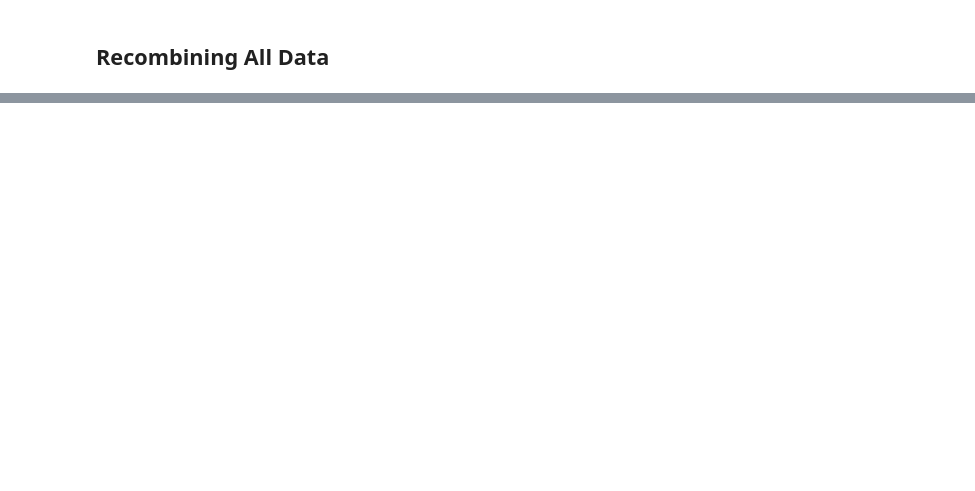
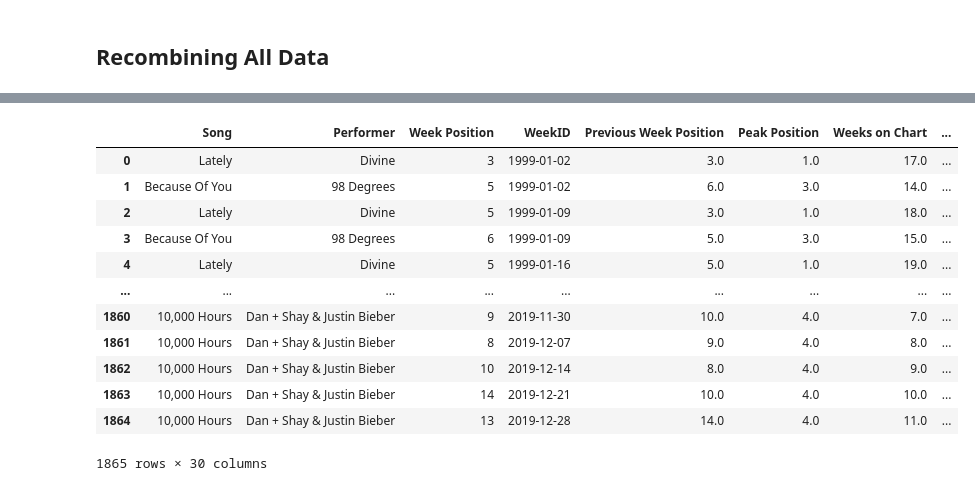
Before and after one commit to kyle-rgb/Spotify_Project, a Jupyter notebook: notebooks/DataTransformation.ipynb, the cells around one changed output, grey strips where cells are left out. Cells and saved outputs as stored; diff of their text form; code cells hidden in the pictures; blank space fills up the shorter version.

```diff
--- a/notebooks/DataTransformation.ipynb
+++ b/notebooks/DataTransformation.ipynb
@@ -1504,0 +1641,8 @@ top20_df_orig
+# %%
+missings_songs_full = missings_songs_full.loc[:, ['SongID', 'Top_Genre', 'acousticness',
+       'danceability', 'duration', 'energy', 'explicit', 'id',
+       'instrumentalness', 'key', 'liveness', 'loudness', 'mode', 'popularity',
+       'release_date', 'speechiness', 'tempo', 'valence', 'year',
+       'timesignature',  'Top_Genre']]
+# %%
+fill_ins_full = pd.merge(fill_ins, missings_songs_full, "left", on=["SongID"])
@@ -1504,0 +1653,2 @@ top20_df_orig
+# %%
+fill_ins_full.loc[:, "album"] = ""
@@ -1504,0 +1666,21 @@ top20_df_orig
+# %%
+fill_ins_full.loc[:, ['Song', 'Performer', 'Week Position', 'WeekID',
+       'Previous Week Position', 'Peak Position', 'Weeks on Chart', 'Instance',
+       'SongID', 'Week_No', 'spotify_genre', 'id', 'album', 'explicit',
+       'duration', 'popularity', 'danceability', 'energy', 'key', 'loudness',
+       'mode', 'speechiness', 'acousticness', 'instrumentalness', 'liveness',
+       'valence', 'tempo', 'timesignature', 'Top_Genre']]
+# %% [output]
+|  | Song | Performer | Week Position | WeekID | Previous Week Position | Peak Position | Weeks on Chart | ... |
+| 0 | Lately | Divine | 3 | 1999-01-02 | 3.0 | 1.0 | 17.0 | ... |
+| 1 | Because Of You | 98 Degrees | 5 | 1999-01-02 | 6.0 | 3.0 | 14.0 | ... |
+| 2 | Lately | Divine | 5 | 1999-01-09 | 3.0 | 1.0 | 18.0 | ... |
+| 3 | Because Of You | 98 Degrees | 6 | 1999-01-09 | 5.0 | 3.0 | 15.0 | ... |
+| 4 | Lately | Divine | 5 | 1999-01-16 | 5.0 | 1.0 | 19.0 | ... |
+| ... | ... | ... | ... | ... | ... | ... | ... | ... |
+| 1860 | 10,000 Hours | Dan + Shay & Justin Bieber | 9 | 2019-11-30 | 10.0 | 4.0 | 7.0 | ... |
+| 1861 | 10,000 Hours | Dan + Shay & Justin Bieber | 8 | 2019-12-07 | 9.0 | 4.0 | 8.0 | ... |
+| 1862 | 10,000 Hours | Dan + Shay & Justin Bieber | 10 | 2019-12-14 | 8.0 | 4.0 | 9.0 | ... |
+| 1863 | 10,000 Hours | Dan + Shay & Justin Bieber | 14 | 2019-12-21 | 10.0 | 4.0 | 10.0 | ... |
+| 1864 | 10,000 Hours | Dan + Shay & Justin Bieber | 13 | 2019-12-28 | 14.0 | 4.0 | 11.0 | ... |
+1865 rows × 30 columns
```
Also changed, not shown: parts of 61 cells of this notebook, 1 other file.
